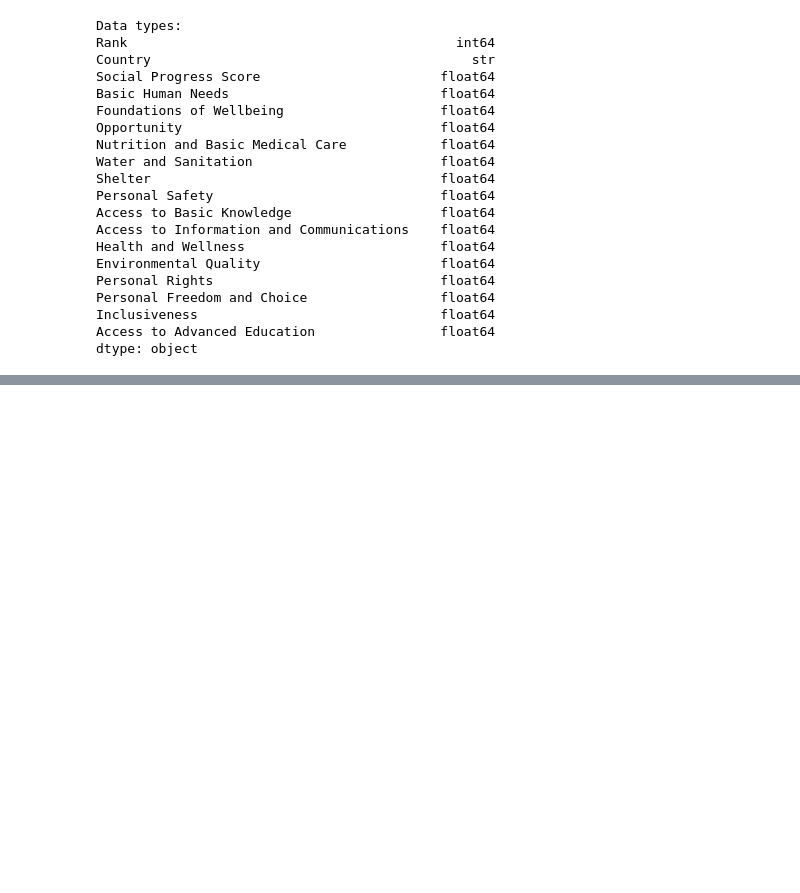
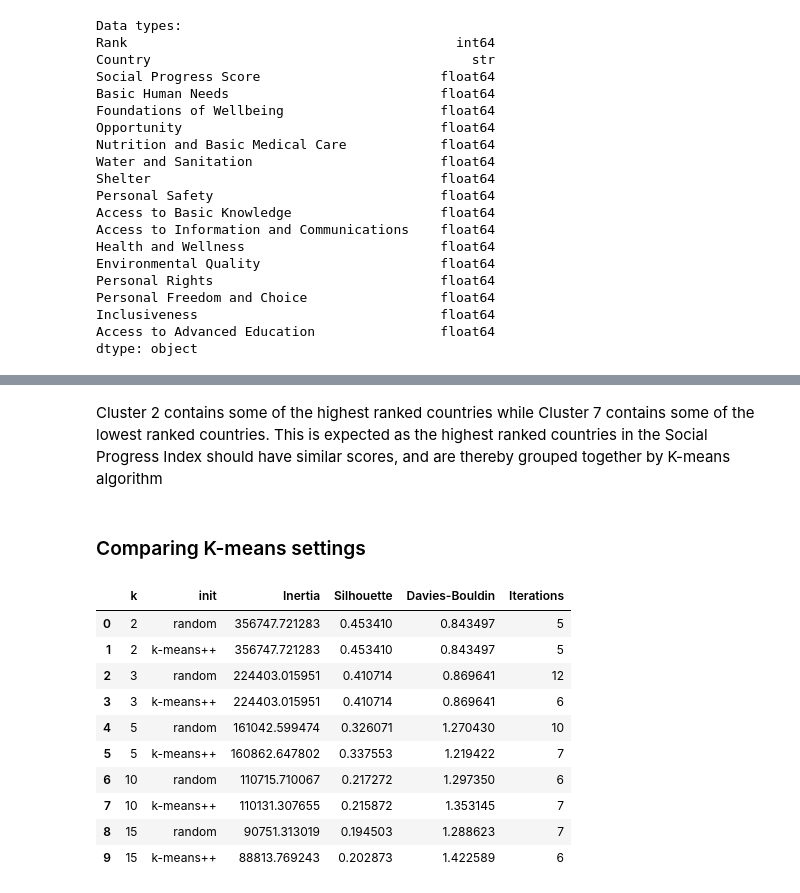
Before and after one commit to vcdice-69/SC4020-Project-1, a Jupyter notebook: group_38_code/Social Progress Index Rankings/code.ipynb, the cells around one changed output, grey strips where cells are left out. Cells and saved outputs as stored; diff of their text form; code cells hidden in the pictures; blank space fills up the shorter version.

```diff
--- a/group_38_code/Social Progress Index Rankings/code.ipynb
+++ b/group_38_code/Social Progress Index Rankings/code.ipynb
@@ -77,0 +154,4 @@ dtype: object
+# %% [markdown]
+Cluster 2 contains some of the highest ranked countries while Cluster 7 contains some of the lowest ranked countries. This is expected as the highest ranked countries in the Social Progress Index should have similar scores, and are thereby grouped together by K-means algorithm
+# %% [markdown]
+### Comparing K-means settings
@@ -77,0 +175,25 @@ dtype: object
+# %%
+results = pd.DataFrame([
+    {
+        "k": k,
+        "init": init,
+        "Inertia": model.inertia_,
+        "Silhouette": silhouette_score(X, model.labels_),
+        "Davies-Bouldin": davies_bouldin_score(X, model.labels_),
+        "Iterations": model.n_iter_,
+    }
+    for (k, init), model in models.items()
+])
+results
+# %% [output]
+|  | k | init | Inertia | Silhouette | Davies-Bouldin | Iterations |
+| 0 | 2 | random | 356747.721283 | 0.453410 | 0.843497 | 5 |
+| 1 | 2 | k-means++ | 356747.721283 | 0.453410 | 0.843497 | 5 |
+| 2 | 3 | random | 224403.015951 | 0.410714 | 0.869641 | 12 |
+| 3 | 3 | k-means++ | 224403.015951 | 0.410714 | 0.869641 | 6 |
+| 4 | 5 | random | 161042.599474 | 0.326071 | 1.270430 | 10 |
+| 5 | 5 | k-means++ | 160862.647802 | 0.337553 | 1.219422 | 7 |
+| 6 | 10 | random | 110715.710067 | 0.217272 | 1.297350 | 6 |
+| 7 | 10 | k-means++ | 110131.307655 | 0.215872 | 1.353145 | 7 |
+| 8 | 15 | random | 90751.313019 | 0.194503 | 1.288623 | 7 |
+| 9 | 15 | k-means++ | 88813.769243 | 0.202873 | 1.422589 | 6 |
```
Also changed, not shown: parts of 13 cells of this notebook.
